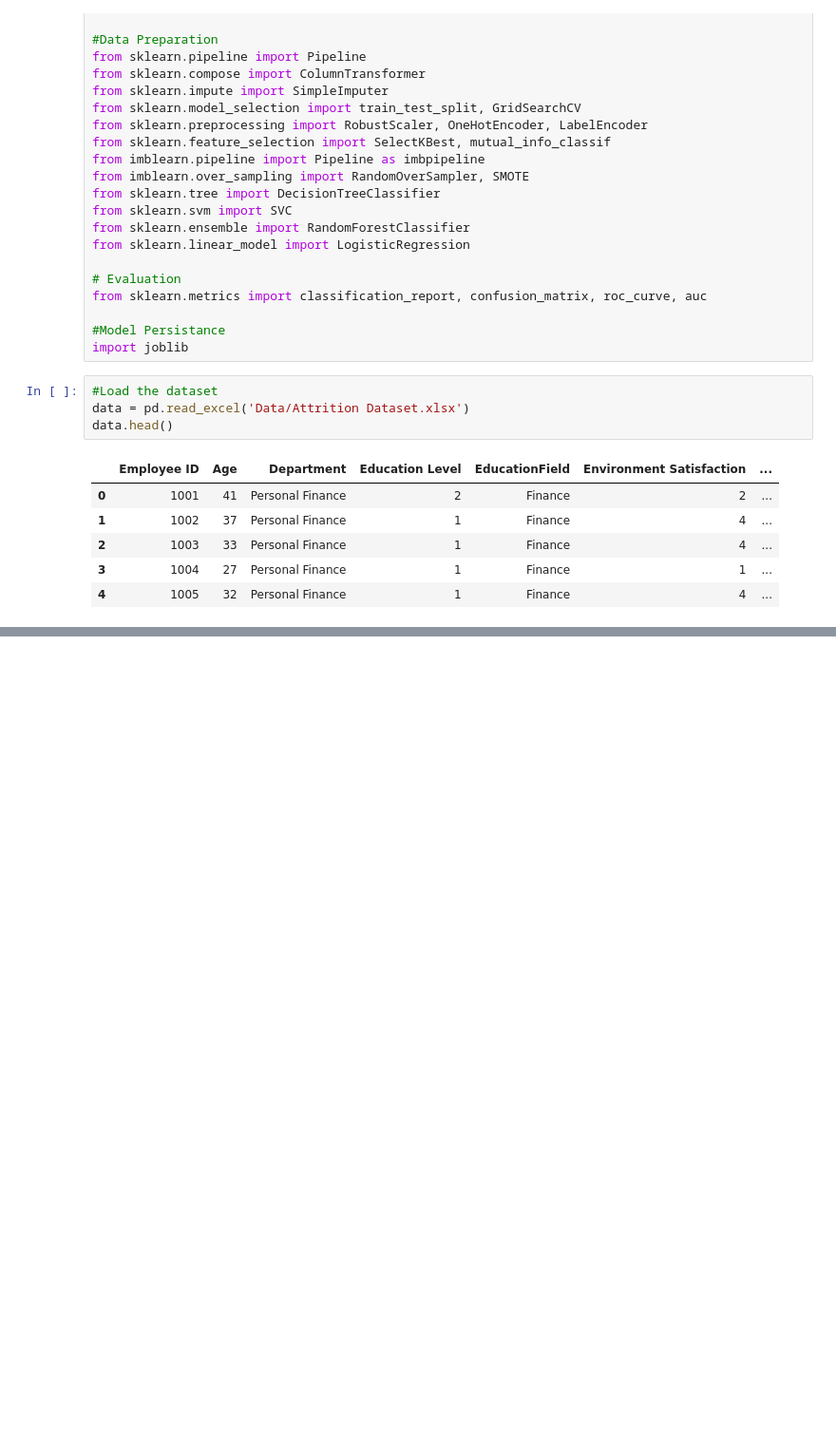
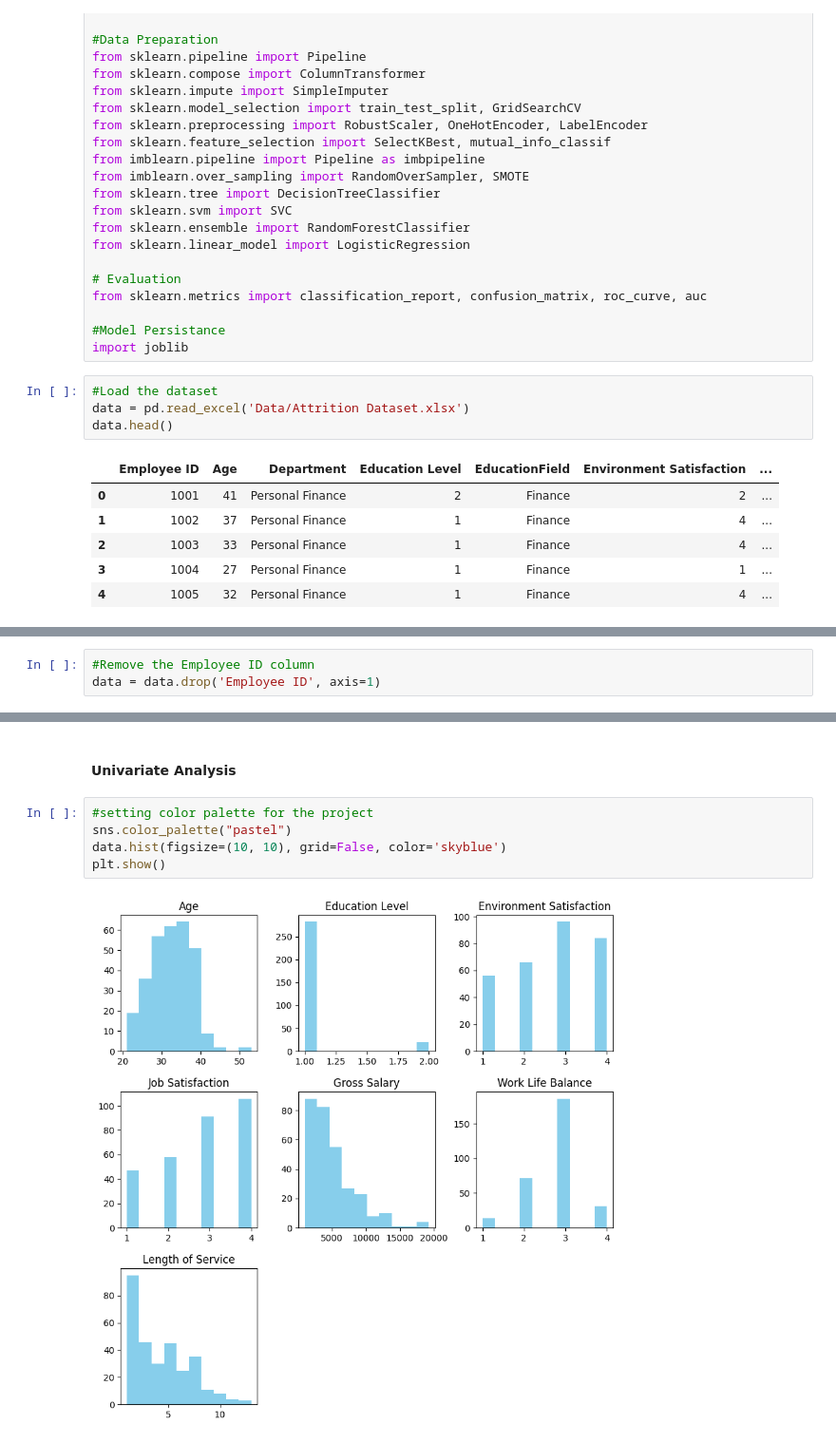
Before and after one commit to AndyMortey/Employee-Attrition-Predictor, a Jupyter notebook: notebook.ipynb, the cells around one changed output, grey strips where cells are left out. Shown at 95% size. Saved outputs shown, nothing was run; the diff lists cells and outputs as text; blank space fills up the shorter version.

```diff
--- a/notebook.ipynb
+++ b/notebook.ipynb
@@ -55,0 +119,3 @@ data.head()
+# %%
+#Remove the Employee ID column
+data = data.drop('Employee ID', axis=1)
@@ -55,0 +173,9 @@ data.head()
+# %% [markdown]
+#### Univariate Analysis
+# %%
+#setting color palette for the project
+sns.color_palette("pastel")
+data.hist(figsize=(10, 10), grid=False, color='skyblue')
+plt.show()
+# %% [output]
+[figure, added]
```
Also changed, not shown: parts of 22 cells of this notebook, 1 other file.
